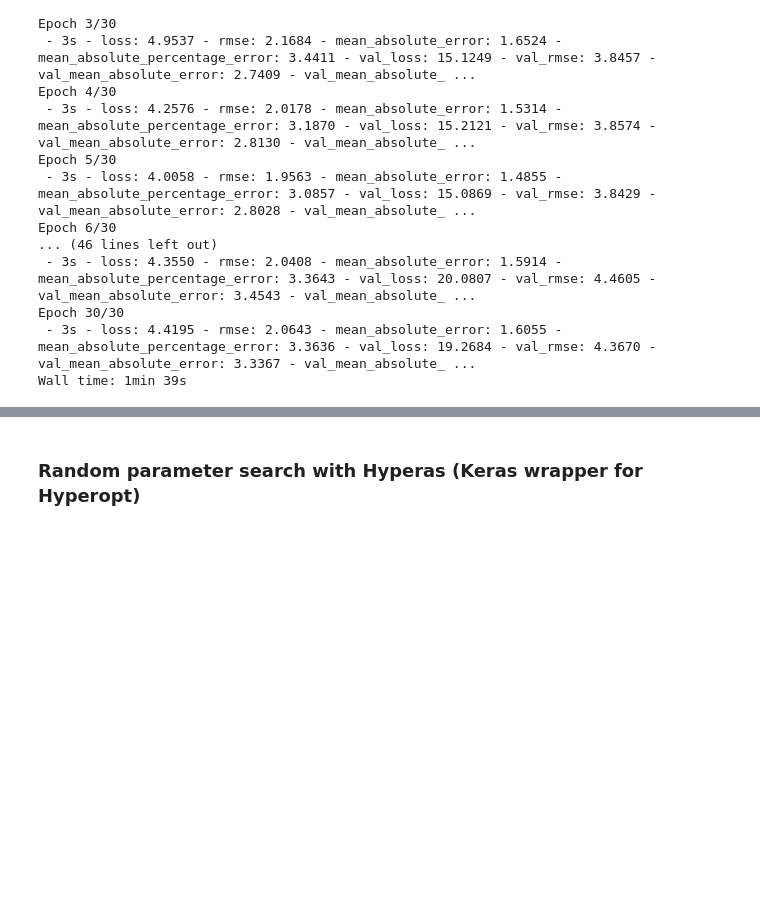
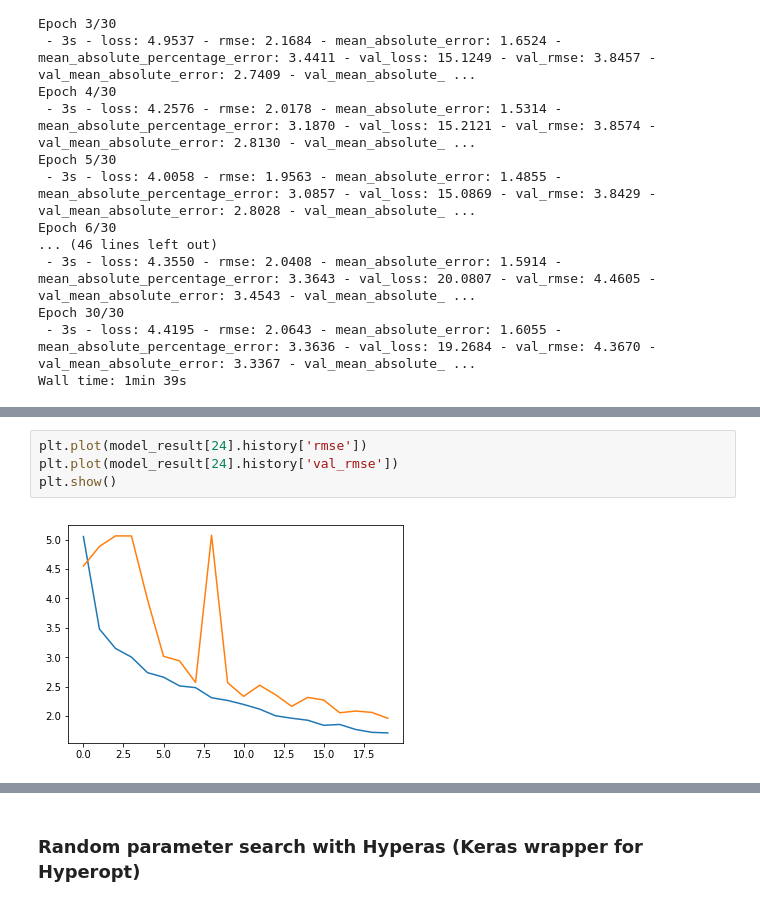
Before and after one commit to catnado/Facial_Key_Points_Detection, a Jupyter notebook: data_preprocessing.ipynb, the cells around one changed output, grey strips where cells are left out. Cells and saved outputs as stored; diff of their text form; blank space fills up the shorter version.

```diff
--- a/data_preprocessing.ipynb
+++ b/data_preprocessing.ipynb
@@ -1082,0 +1237,6 @@ AttributeError: 'function' object has no attribute 'fit'
+# %%
+plt.plot(model_result[24].history['rmse'])
+plt.plot(model_result[24].history['val_rmse'])
+plt.show()
+# %% [output]
+[figure, added]
```
Also changed, not shown: parts of 37 cells of this notebook, 4 other files.
